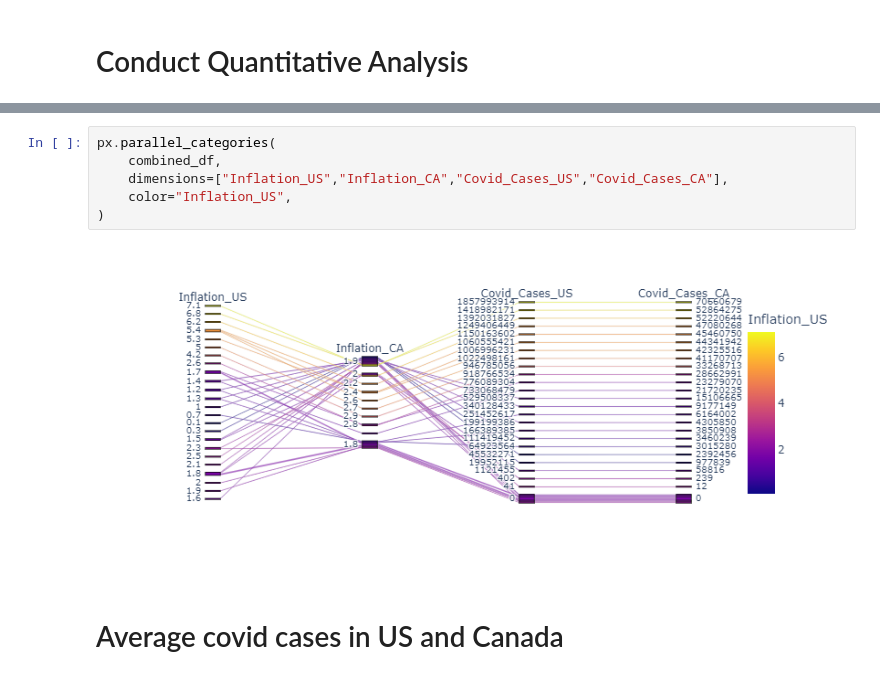
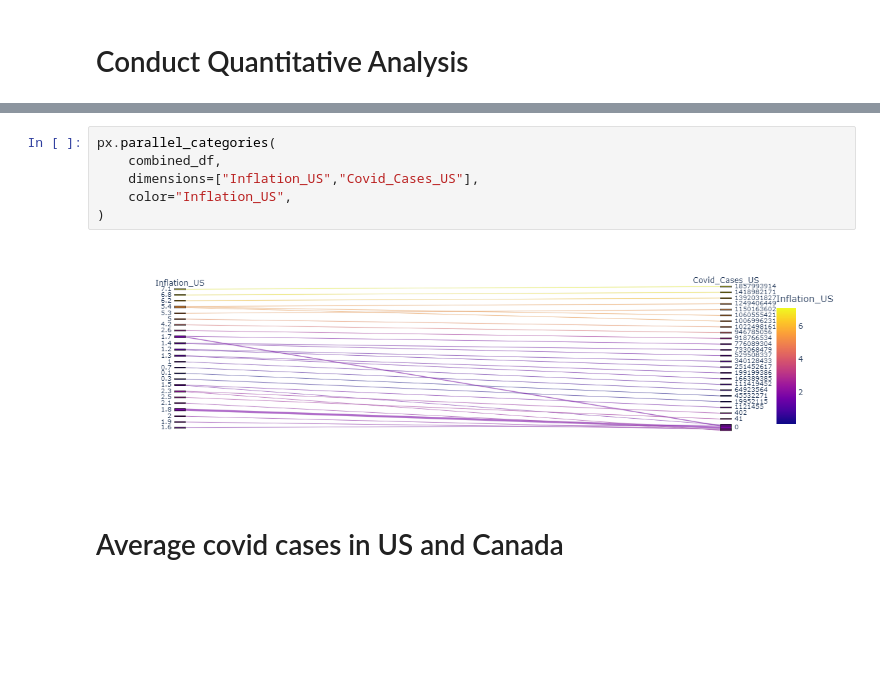
Before and after one commit to malkawenedal/Impact-on-Inflation-due-to-Covid-for-US-Canada, a Jupyter notebook: Analysis.ipynb, the cells around one changed output, grey strips where cells are left out. Drawn from its saved outputs; the diff is of its cells as text; blank space fills up the shorter version.

```diff
--- a/Analysis.ipynb
+++ b/Analysis.ipynb
@@ -63,11 +87,11 @@ dtype: object
 # %%
 px.parallel_categories(
     combined_df,
-    dimensions=["Inflation_US","Inflation_CA","Covid_Cases_US","Covid_Cases_CA"],
+    dimensions=["Inflation_US","Covid_Cases_US"],
     color="Inflation_US",
 )
 # %% [output]
-[figure, old version]
+[figure, new version]
 # %% [markdown]
 # Average covid cases in US and Canada
 # %%
```
Also changed, not shown: parts of 16 cells of this notebook, 4 other files.
